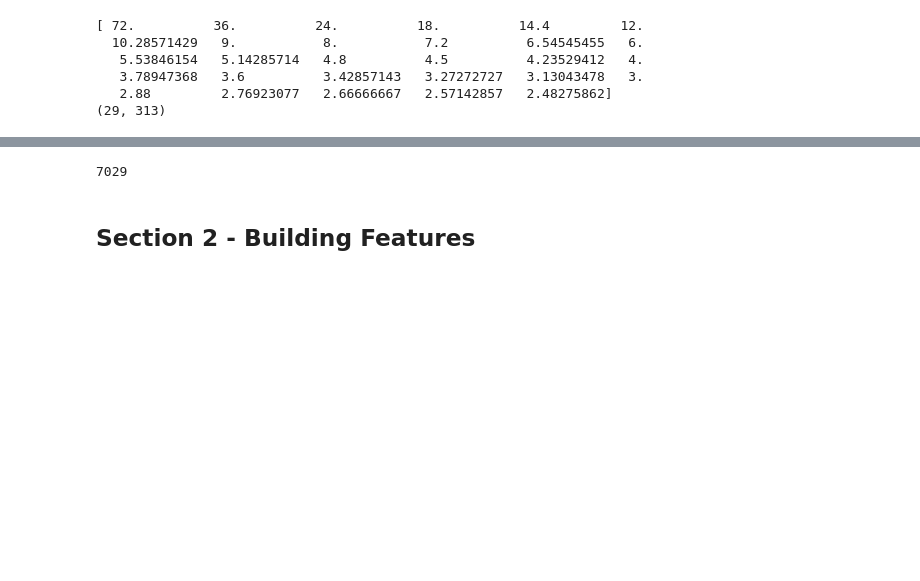
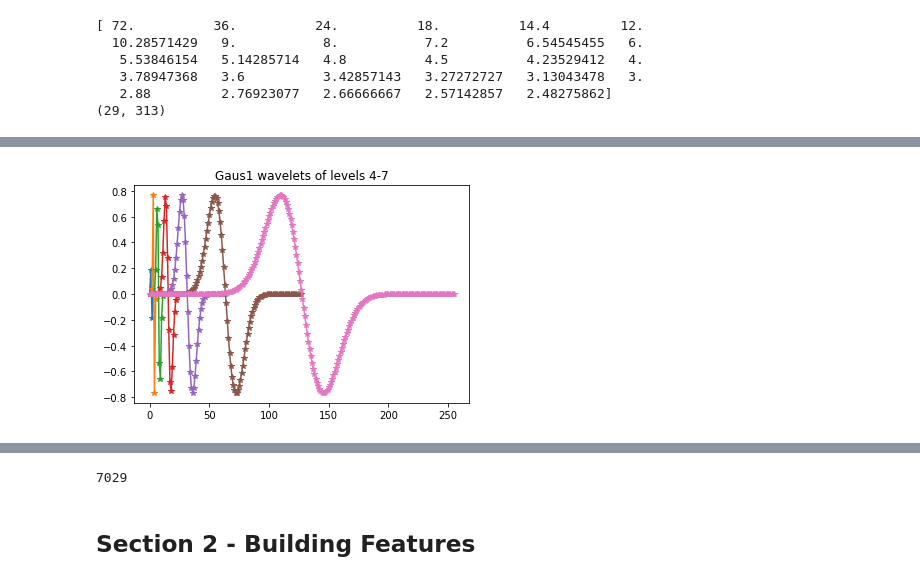
Before and after one commit to cx1111/beat-classifier, a Jupyter notebook: analysis/1-wavelets.ipynb, the cells around one changed output, grey strips where cells are left out. Cells and saved outputs as stored; diff of their text form; code cells hidden in the pictures; blank space fills up the shorter version.

```diff
--- a/analysis/1-wavelets.ipynb
+++ b/analysis/1-wavelets.ipynb
@@ -168,2 +147,10 @@ scale2frequency(wavelet, scale, precision=8)
+# %%
+wavelet = pywt.ContinuousWavelet('gaus1')
+for level in [2, 3, 4, 5, 6, 7, 8]:
+    plt.plot(wavelet.wavefun(level=level)[0], '*-')
+    plt.title('Gaus1 wavelets of levels 4-7')
+plt.show()
+# %% [output]
+[figure, added]
 # %%
 help(wavelet.wavefun)
```
Also changed, not shown: parts of 28 cells of this notebook, 1 other file.
